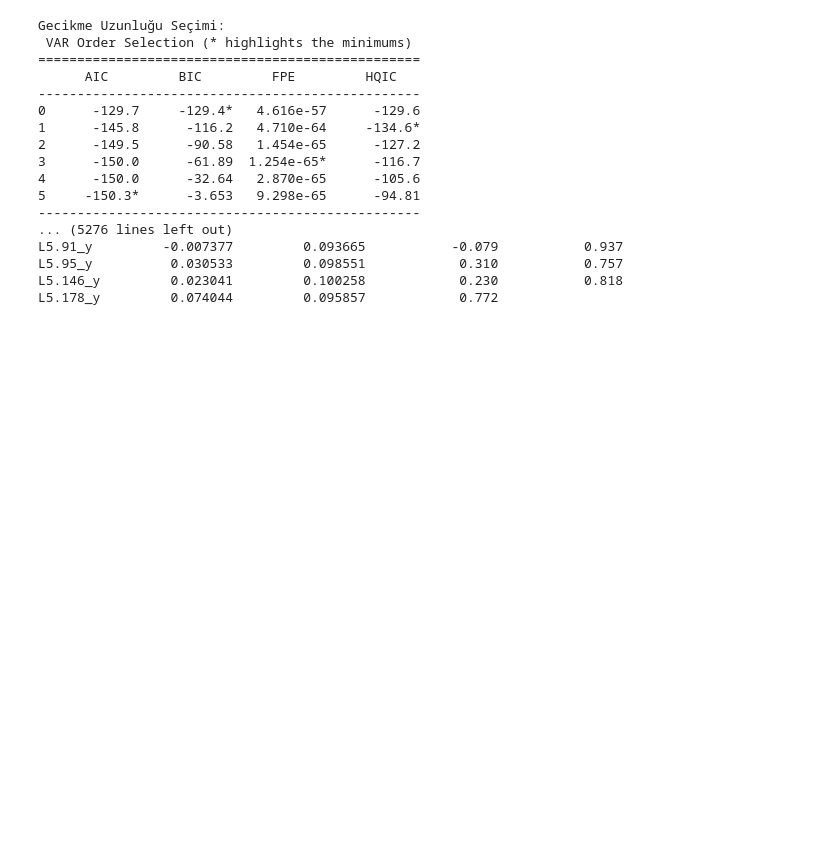
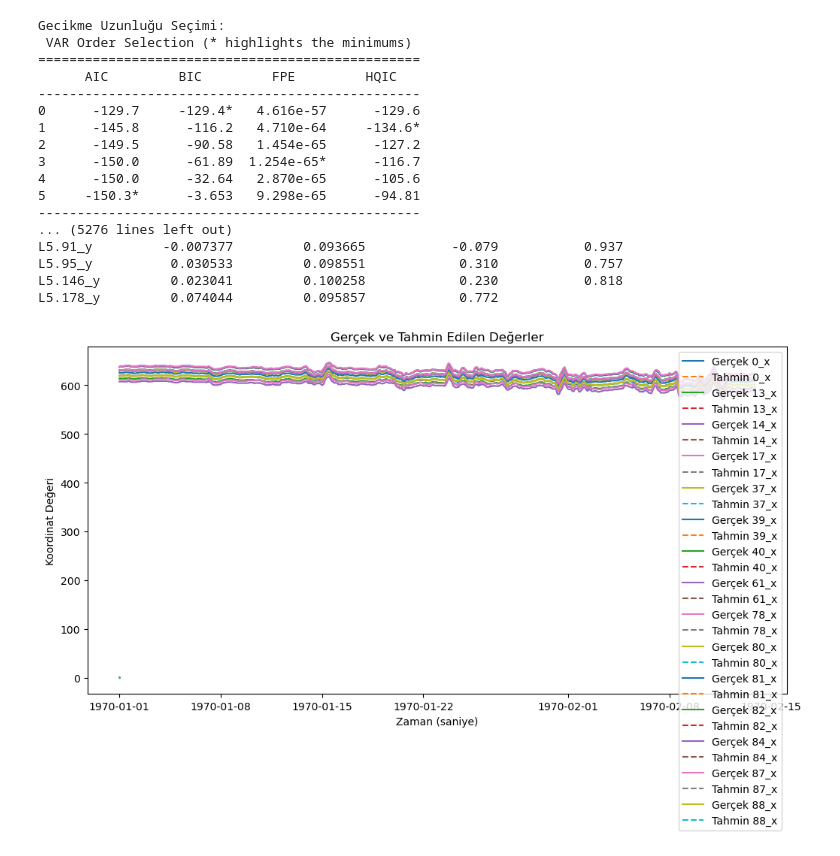
Before and after one commit to gozdenergiz/time-series-models, a Jupyter notebook: VAR_model.ipynb, the cells around one changed output. Drawn from its saved outputs; the diff is of its cells as text; code cells hidden in the pictures; blank space fills up the shorter version.

```diff
--- a/VAR_model.ipynb
+++ b/VAR_model.ipynb
@@ -138,3 +138,22 @@ L5.91_y         -0.007377         0.093665           -0.079           0.937
 L5.95_y          0.030533         0.098551            0.310           0.757
 L5.146_y         0.023041         0.100258            0.230           0.818
 L5.178_y         0.074044         0.095857            0.772
+# %%
+# 13. Modelin tahmin performansını değerlendirme
+lag_order = var_result.k_ar
+y_pred = var_result.forecast(df_diff.values[-lag_order:], steps=10)
+forecast_index = pd.date_range(start=df.index[-1], periods=10, freq='s')
+y_pred_df = pd.DataFrame(y_pred, index=forecast_index, columns=df_diff.columns)
+
+# 14. Tahmin sonuçlarını görselleştirme
+plt.figure(figsize=(12, 6))
+for col in sample_columns:
+    plt.plot(df.index, df[col], label=f"Gerçek {col}")
+    plt.plot(y_pred_df.index, y_pred_df[col], linestyle='dashed', label=f"Tahmin {col}")
+plt.xlabel("Zaman (saniye)")
+plt.ylabel("Koordinat Değeri")
+plt.title("Gerçek ve Tahmin Edilen Değerler")
+plt.legend()
+plt.show()
+# %% [output]
+[figure, added]
```
Also changed, not shown: 5 other files.
